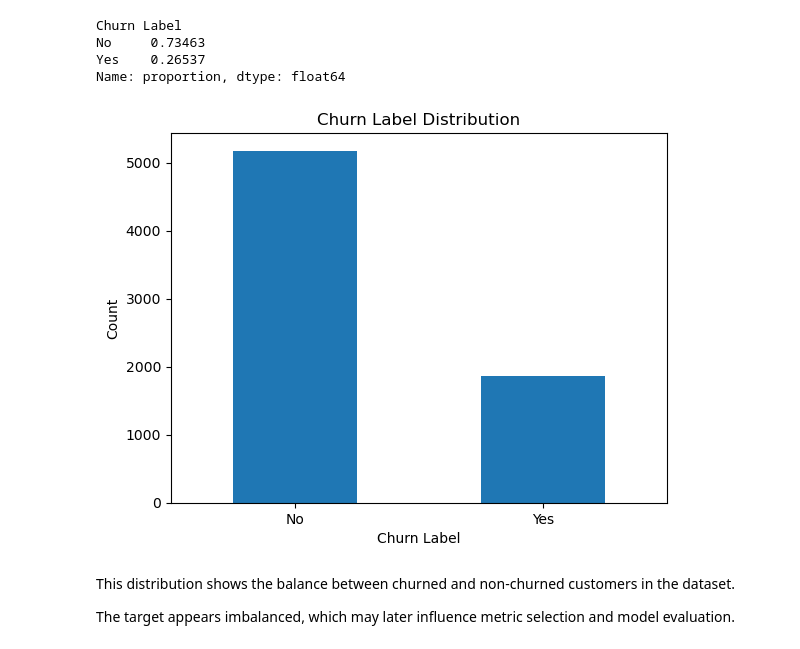
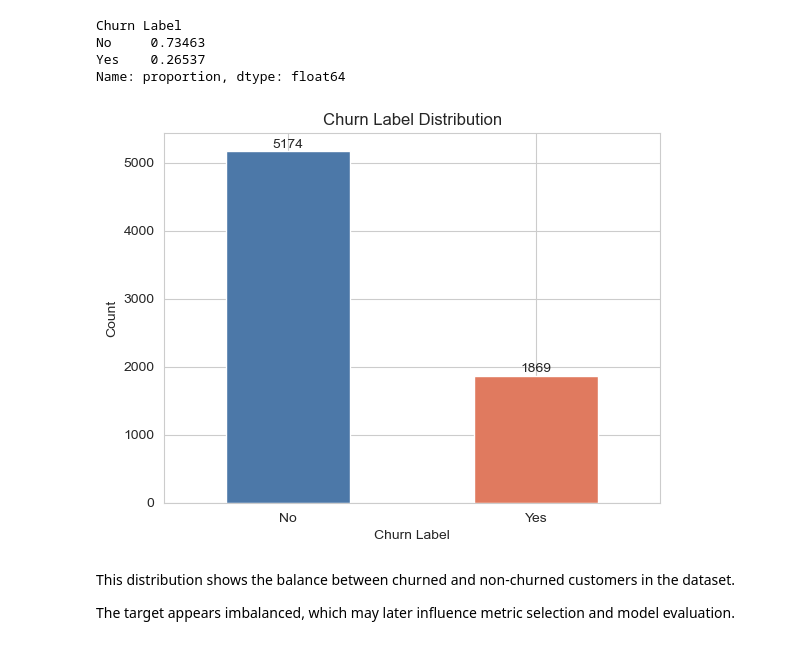
Before and after one commit to GulsaraMirzayeva/telco-churn-capstone, a Jupyter notebook: notebooks/03_eda.ipynb, the cells around one changed output. Saved outputs shown, nothing was run; the diff lists cells and outputs as text; code cells hidden in the pictures.

```diff
--- a/notebooks/03_eda.ipynb
+++ b/notebooks/03_eda.ipynb
@@ -47,14 +48,29 @@ Churn Label
 No     0.73463
 Yes    0.26537
 Name: proportion, dtype: float64
-# %%
-eda_df["Churn Label"].value_counts().plot(kind="bar")
-plt.title("Churn Label Distribution")
-plt.ylabel("Count")
-plt.xticks(rotation=0)
-plt.show()
-# %% [output]
-[figure, removed]
+# %%
+churn_palette = {
+    "No": "#4C78A8",
+    "Yes": "#E07A5F"
+}
+# %%
+churn_counts = eda_df["Churn Label"].value_counts()
+
+ax = churn_counts.plot(
+    kind="bar",
+    color=[churn_palette[label] for label in churn_counts.index]
+)
+
+plt.title("Churn Label Distribution")
+plt.ylabel("Count")
+plt.xticks(rotation=0)
+
+for i, value in enumerate(churn_counts.values):
+    ax.text(i, value + 50, str(value), ha="center")
+
+plt.show()
+# %% [output]
+[figure, added]
 # %% [markdown]
 This distribution shows the balance between churned and non-churned customers in the dataset.
 
```
Also changed, not shown: parts of 21 cells of this notebook.
